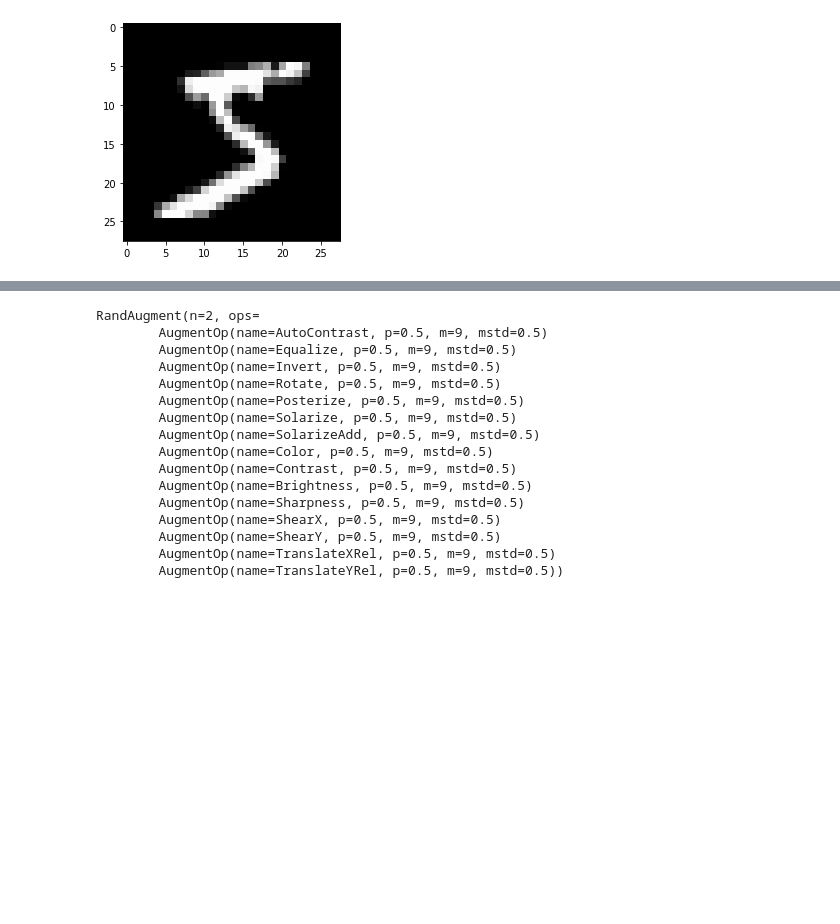
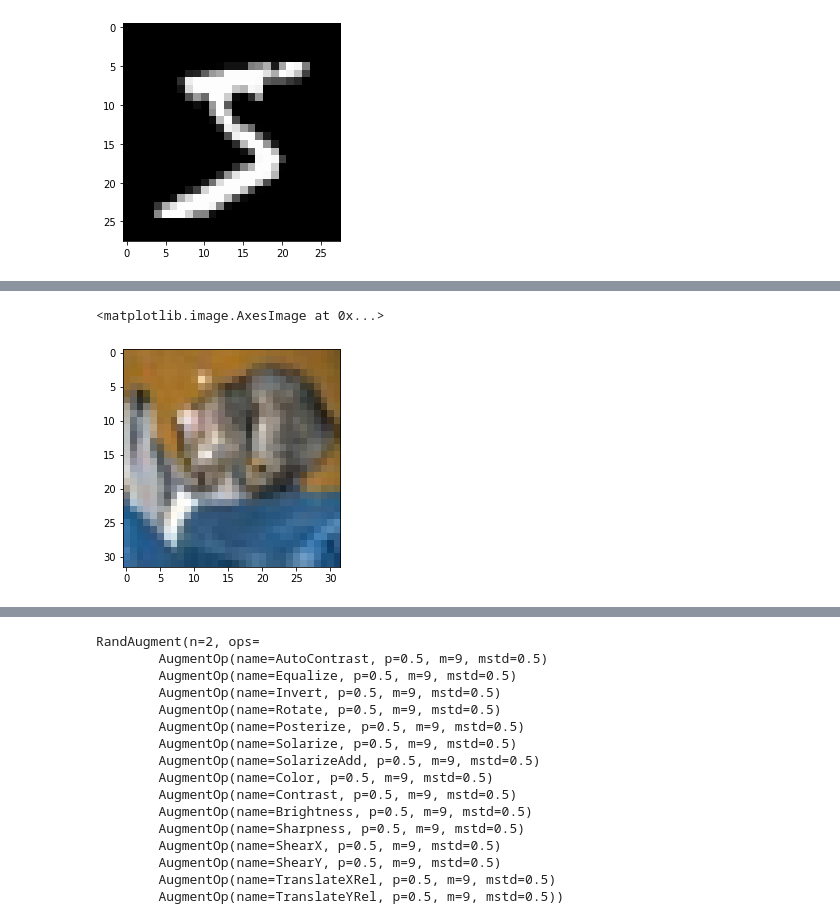
Before and after one commit to spencerbraun/barlow_twins_timm, a Jupyter notebook: setup.ipynb, the cells around one changed output, grey strips where cells are left out. Saved outputs shown, nothing was run; the diff lists cells and outputs as text; code cells hidden in the pictures; blank space fills up the shorter version.

```diff
--- a/setup.ipynb
+++ b/setup.ipynb
@@ -117,0 +185,3 @@ class Augmenter:
+# %%
+from timm.data import create_dataset
+ds = create_dataset('torch/cifar10', 'cifar10', download=True, split='train[:5%]')
@@ -117,0 +191,8 @@ class Augmenter:
+# %%
+img, label = ds[0]
+# %%
+
+plt.imshow(img)
+# %% [output]
+<matplotlib.image.AxesImage at 0x...>
+[figure, added]
```
Also changed, not shown: parts of 21 cells of this notebook, 5 other files.
